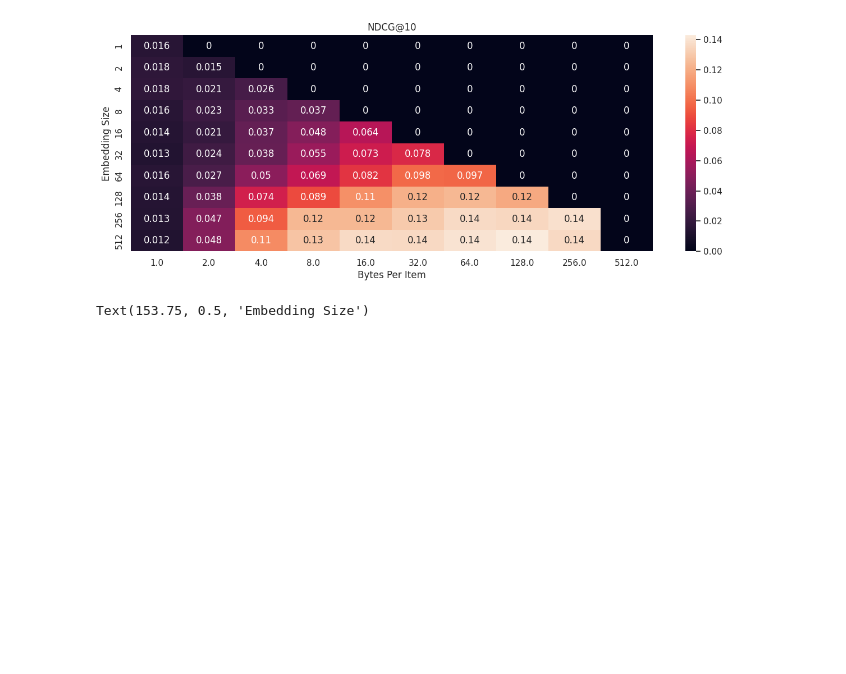
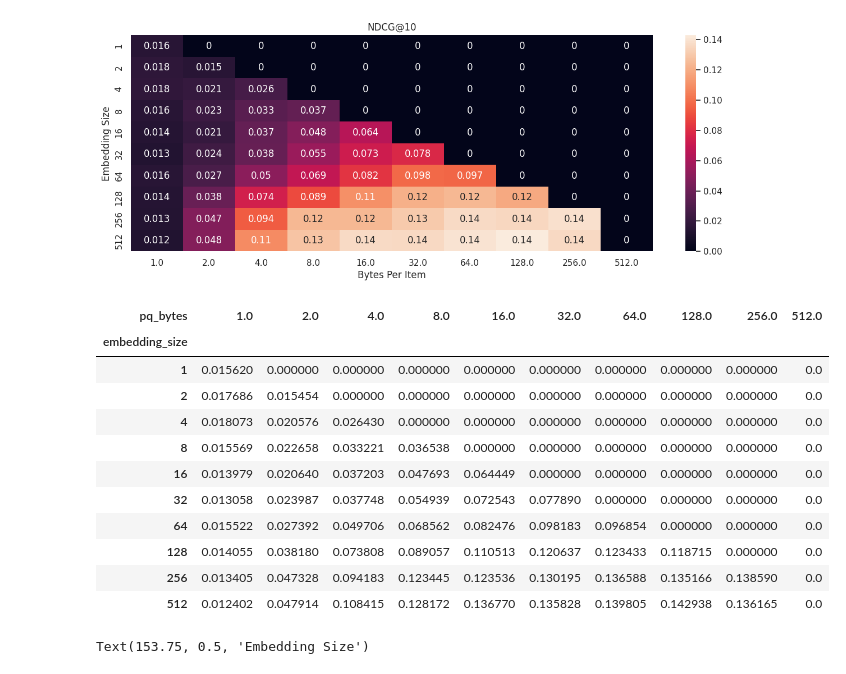
Before and after one commit to asash/gptrec_rl, a Jupyter notebook: evaluation/sas-rjpq-analysis.ipynb, the cells around one changed output. Cells and saved outputs as stored; diff of their text form; code cells hidden in the pictures; blank space fills up the shorter version.

```diff
--- a/evaluation/sas-rjpq-analysis.ipynb
+++ b/evaluation/sas-rjpq-analysis.ipynb
@@ -100,6 +120,21 @@ plt.ylabel('Embedding Size')
 # %% [output]
 Text(153.75, 0.5, 'Embedding Size')
 [figure]
+# %%
+feature_map
+# %% [output]
+| pq_bytes | 1.0 | 2.0 | 4.0 | 8.0 | 16.0 | 32.0 | 64.0 | 128.0 | 256.0 | 512.0 |
+| embedding_size |  |  |  |  |  |  |  |  |  |  |
+| 1 | 0.015620 | 0.000000 | 0.000000 | 0.000000 | 0.000000 | 0.000000 | 0.000000 | 0.000000 | 0.000000 | 0.0 |
+| 2 | 0.017686 | 0.015454 | 0.000000 | 0.000000 | 0.000000 | 0.000000 | 0.000000 | 0.000000 | 0.000000 | 0.0 |
+| 4 | 0.018073 | 0.020576 | 0.026430 | 0.000000 | 0.000000 | 0.000000 | 0.000000 | 0.000000 | 0.000000 | 0.0 |
+| 8 | 0.015569 | 0.022658 | 0.033221 | 0.036538 | 0.000000 | 0.000000 | 0.000000 | 0.000000 | 0.000000 | 0.0 |
+| 16 | 0.013979 | 0.020640 | 0.037203 | 0.047693 | 0.064449 | 0.000000 | 0.000000 | 0.000000 | 0.000000 | 0.0 |
+| 32 | 0.013058 | 0.023987 | 0.037748 | 0.054939 | 0.072543 | 0.077890 | 0.000000 | 0.000000 | 0.000000 | 0.0 |
+| 64 | 0.015522 | 0.027392 | 0.049706 | 0.068562 | 0.082476 | 0.098183 | 0.096854 | 0.000000 | 0.000000 | 0.0 |
+| 128 | 0.014055 | 0.038180 | 0.073808 | 0.089057 | 0.110513 | 0.120637 | 0.123433 | 0.118715 | 0.000000 | 0.0 |
+| 256 | 0.013405 | 0.047328 | 0.094183 | 0.123445 | 0.123536 | 0.130195 | 0.136588 | 0.135166 | 0.138590 | 0.0 |
+| 512 | 0.012402 | 0.047914 | 0.108415 | 0.128172 | 0.136770 | 0.135828 | 0.139805 | 0.142938 | 0.136165 | 0.0 |
 # %%
 feature_map = df_rjpq.pivot("embedding_size", "pq_bytes", 'compressed_checkpoint_file_size').fillna(0.0)
 #del(feature_map[512.0])
```
Also changed, not shown: parts of 7 cells of this notebook, 17 other files.
